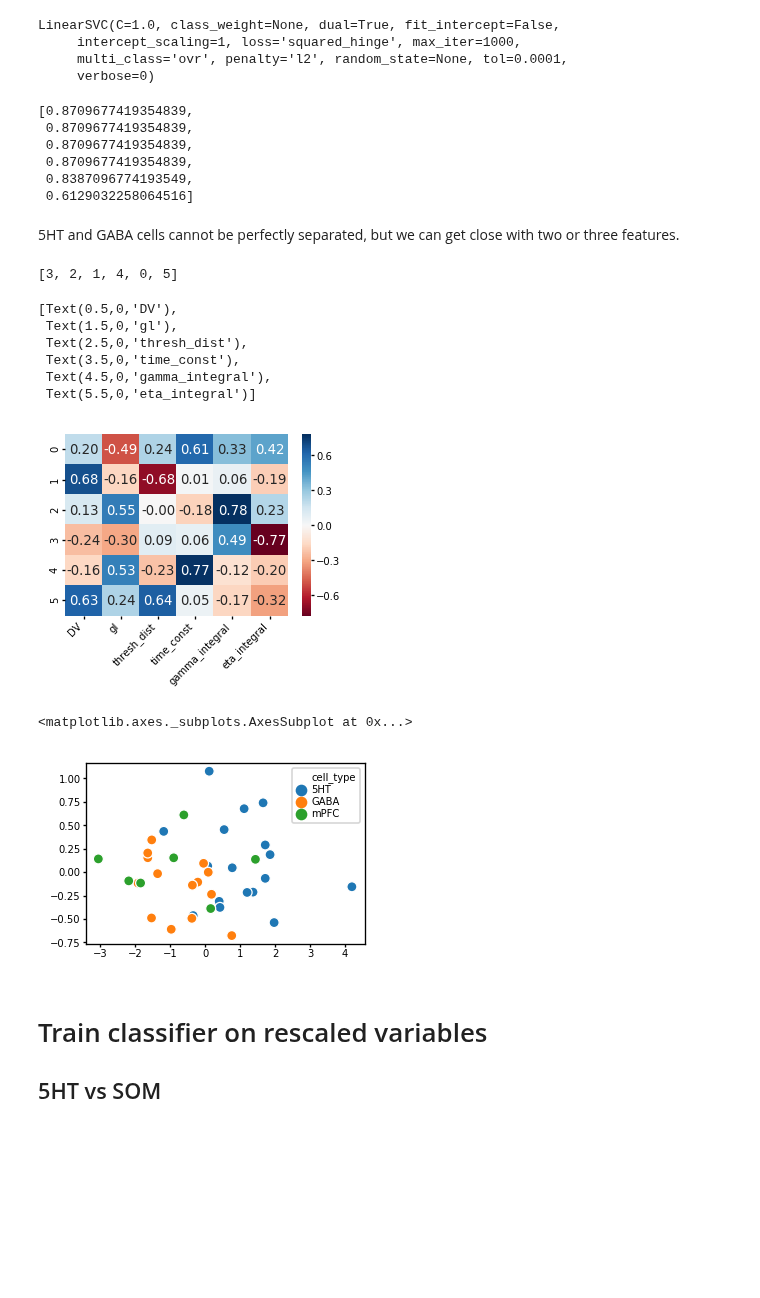
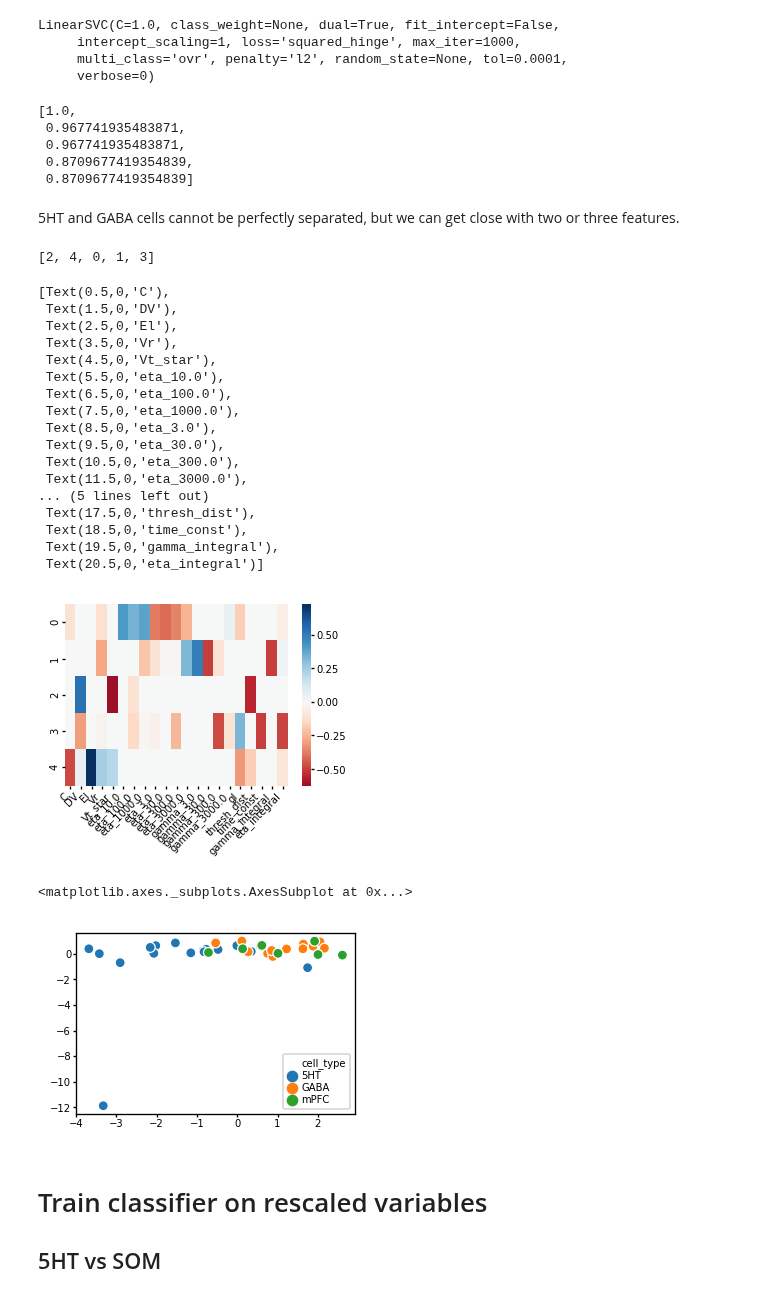
Before and after one commit to nauralcodinglab/raphegif, a Jupyter notebook: figs/scripts/writeup/single_neuron_model_parameter_comparison.ipynb, the cells around one changed output. Saved outputs shown, nothing was run; the diff lists cells and outputs as text; code cells hidden in the pictures; blank space fills up the shorter version.

Commit message:
WIP on model dim reduction with sparse PCA

```diff
--- a/figs/scripts/writeup/single_neuron_model_parameter_comparison.ipynb
+++ b/figs/scripts/writeup/single_neuron_model_parameter_comparison.ipynb
@@ -84,9 +83,6 @@ params_cleaned.drop(columns=[
     'Tref', 'dt', 'E_K', 'gbar_K1', 'gbar_K2', 'h_A', 'h_Vhalf',
     'h_k', 'lambda0', 'm_A', 'm_Vhalf', 'm_k', 'n_A', 'n_Vhalf',
     'n_k', 'h_tau',
-    'C', 'El', 'Vt_star', 'Vr',
-    'eta_3.0', 'eta_10.0', 'eta_30.0', 'eta_100.0', 'eta_300.0', 'eta_1000.0', 'eta_3000.0',
-    'gamma_3.0', 'gamma_30.0', 'gamma_300.0', 'gamma_3000.0'
 ], inplace=True)
 params_cleaned = params_cleaned.loc[params_cleaned['type'] == 'GIF', :]
 params_cleaned.drop(columns=['name', 'type'], inplace=True)
@@ -205,5 +208,5 @@ def rescale_variables_nonparametric(x):
 
     return output
 # %%
-pca = PCA()
+pca = SparsePCA(alpha=0.7, random_state=42, normalize_components=True)
 transformed = pca.fit_transform(rescale_variables(params_cleaned))
@@ -284,35 +341,45 @@ scores, feature_drop_order = iteratively_drop_features(
 )
 scores
 # %% [output]
-[0.8709677419354839,
+[1.0,
+ 0.967741935483871,
+ 0.967741935483871,
  0.8709677419354839,
- 0.8709677419354839,
- 0.8709677419354839,
- 0.8387096774193549,
- 0.6129032258064516]
+ 0.8709677419354839]
 # %% [markdown]
 5HT and GABA cells cannot be perfectly separated, but we can get close with two or three features.
 # %%
 print(feature_drop_order)
 # %% [output]
-[3, 2, 1, 4, 0, 5]
+[2, 4, 0, 1, 3]
 # %%
 plt.figure(figsize=(3, 2))
-ax = sns.heatmap(pca.components_, center=0, cmap='RdBu', fmt='.2f', annot=True)
+ax = sns.heatmap(pca.components_, center=0, cmap='RdBu', fmt='.2f', annot=False)
 ax.set_xticklabels(params_cleaned.columns, ha='right', rotation=45)
 # %% [output]
-[Text(0.5,0,'DV'),
- Text(1.5,0,'gl'),
- Text(2.5,0,'thresh_dist'),
- Text(3.5,0,'time_const'),
- Text(4.5,0,'gamma_integral'),
- Text(5.5,0,'eta_integral')]
+[Text(0.5,0,'C'),
+ Text(1.5,0,'DV'),
+ Text(2.5,0,'El'),
+ Text(3.5,0,'Vr'),
+ Text(4.5,0,'Vt_star'),
+ Text(5.5,0,'eta_10.0'),
+ Text(6.5,0,'eta_100.0'),
+ Text(7.5,0,'eta_1000.0'),
+ Text(8.5,0,'eta_3.0'),
+ Text(9.5,0,'eta_30.0'),
+ Text(10.5,0,'eta_300.0'),
+ Text(11.5,0,'eta_3000.0'),
+... (5 lines left out)
+ Text(17.5,0,'thresh_dist'),
+ Text(18.5,0,'time_const'),
+ Text(19.5,0,'gamma_integral'),
+ Text(20.5,0,'eta_integral')]
-[figure, old version]
+[figure, new version]
 # %%
-sns.scatterplot(transformed[:, 0], transformed[:, 5], hue=cell_types)
+sns.scatterplot(transformed[:, 3], transformed[:, 1], hue=cell_types)
 # %% [output]
 <matplotlib.axes._subplots.AxesSubplot at 0x...>
-[figure, old version]
+[figure, new version]
 # %% [markdown]
 # Train classifier on rescaled variables
 
```
Also changed, not shown: parts of 13 cells of this notebook.
